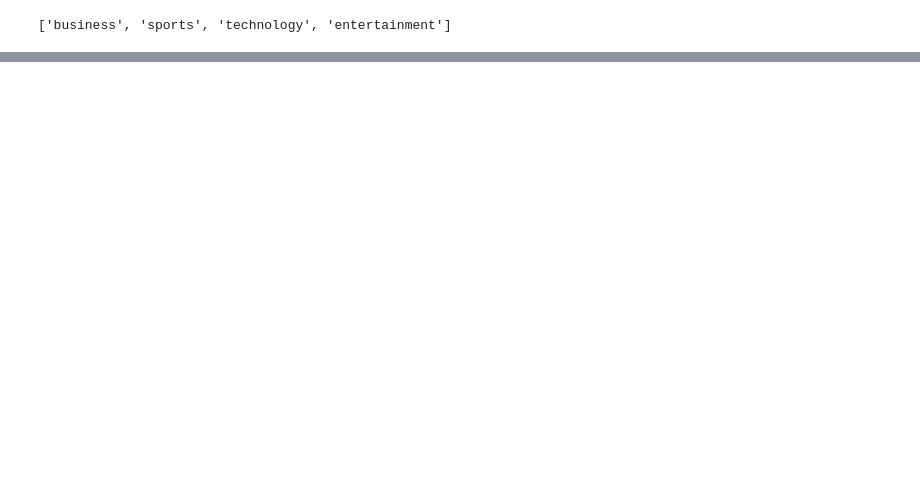
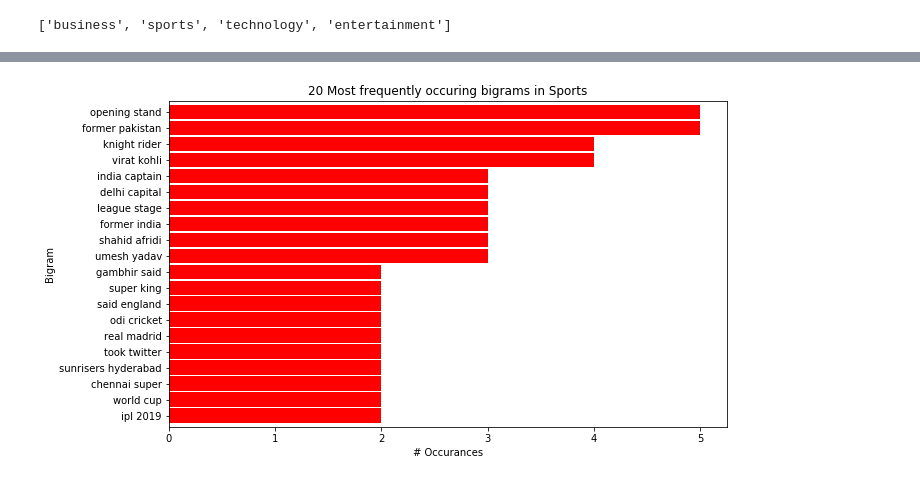
Before and after one commit to jessejinnaruiz/ds-methodologies-exercises, a Jupyter notebook: nlp/explore.ipynb, the cells around one changed output, grey strips where cells are left out. Saved outputs shown, nothing was run; the diff lists cells and outputs as text; code cells hidden in the pictures; blank space fills up the shorter version.

```diff
--- a/nlp/explore.ipynb
+++ b/nlp/explore.ipynb
@@ -886,0 +934,5 @@ cat
+# %%
+biz = news[news.category == 'business']
+spo = news[news.category == 'sports']
+tech = news[news.category == 'technology']
+ent = news[news.category == 'entertainment']
@@ -886,0 +1043,5 @@ cat
+# %%
+biz_words = clean(' '.join(biz.content))
+spo_words = clean(' '.join(spo.content))
+tech_words = clean(' '.join(tech.content))
+ent_words = clean(' '.join(ent.content))
@@ -886,0 +1233,5 @@ cat
+# %%
+top_20_biz_bigrams = (pd.Series(nltk.ngrams(biz_words, 2)).value_counts().head(20))
+top_20_spo_bigrams = (pd.Series(nltk.ngrams(spo_words, 2)).value_counts().head(20))
+top_20_tech_bigrams = (pd.Series(nltk.ngrams(tech_words, 2)).value_counts().head(20))
+top_20_ent_bigrams = (pd.Series(nltk.ngrams(ent_words, 2)).value_counts().head(20))
@@ -886,0 +1251,12 @@ cat
+# %%
+top_20_spo_bigrams.sort_values().plot.barh(color='red', width=.9, figsize=(10, 6))
+plt.title('20 Most frequently occuring bigrams in Sports')
+plt.ylabel('Bigram')
+plt.xlabel('# Occurances')
+
+# make the labels pretty
+ticks, _ = plt.yticks()
+labels = top_20_spo_bigrams.reset_index()['index'].apply(lambda t: t[0] + ' ' + t[1])
+_ = plt.yticks(ticks, labels)
+# %% [output]
+[figure, added]
```
Also changed, not shown: parts of 38 cells of this notebook.
